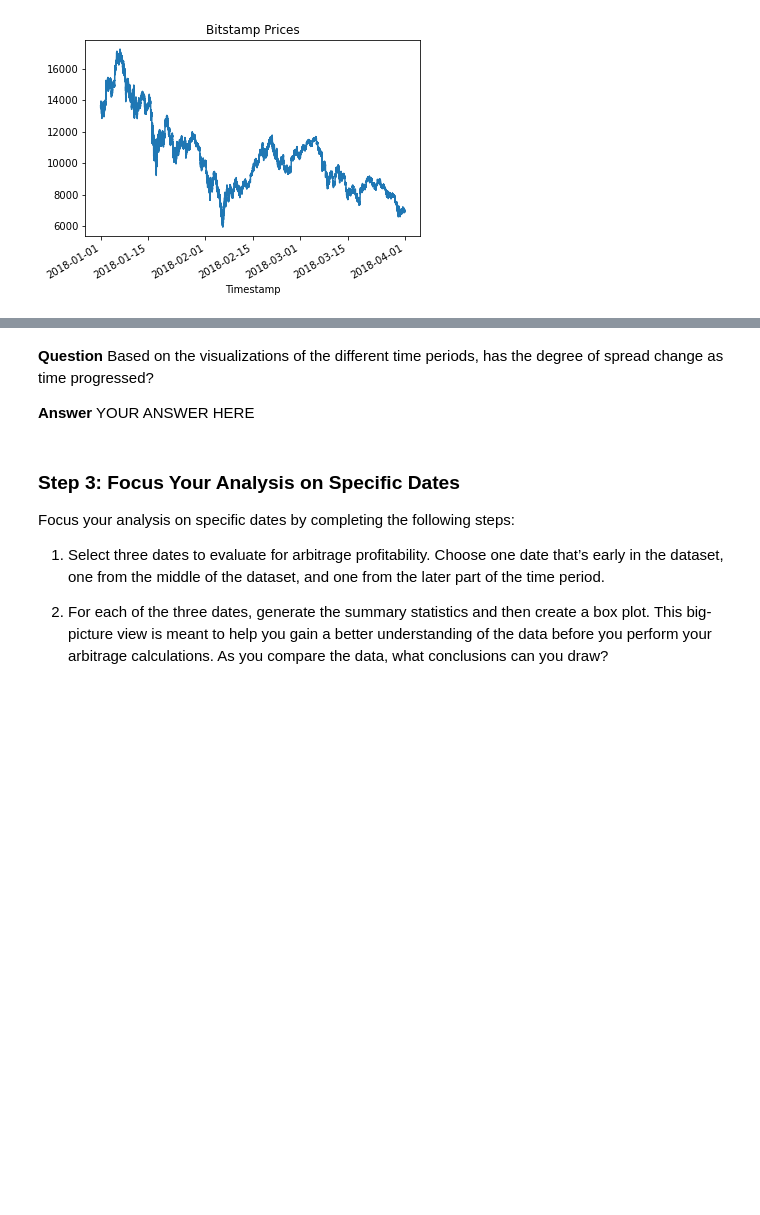
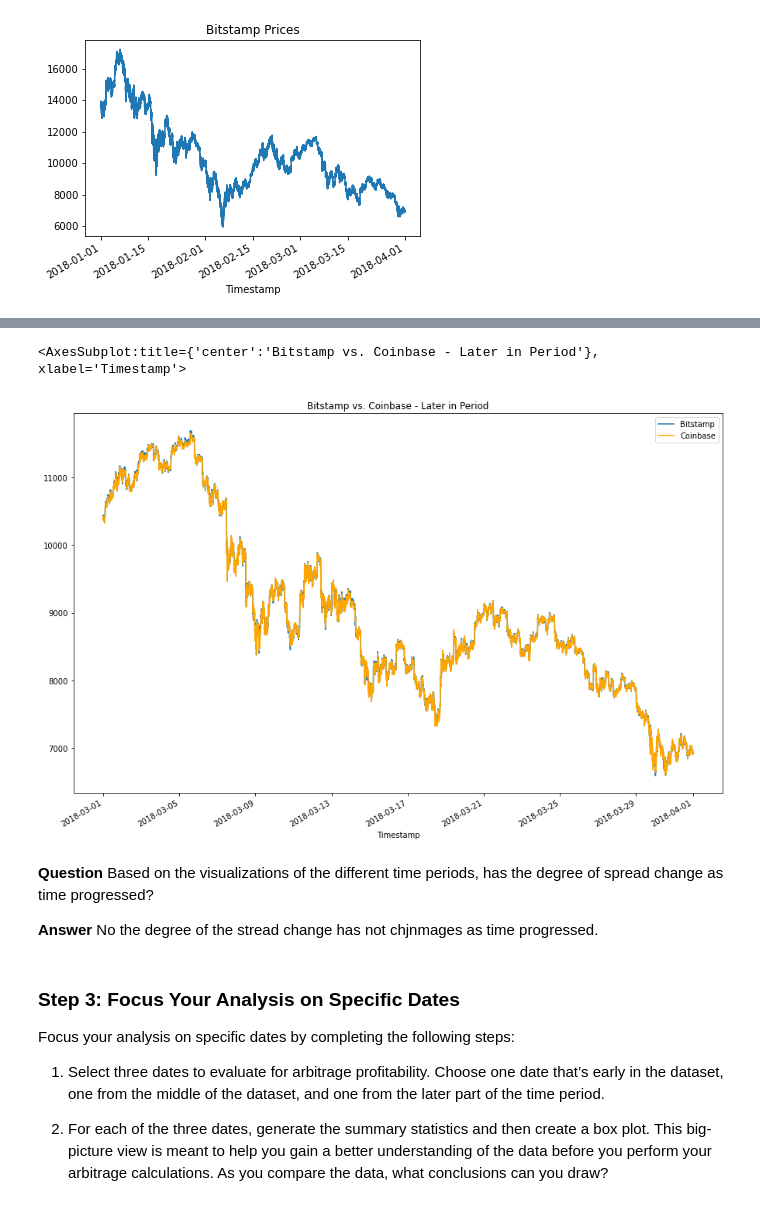
Before and after one commit to douglasg-fintec/Cryptocurrency_Arbitrage, a Jupyter notebook: crypto_arbitrage.ipynb, the cells around one changed output, grey strips where cells are left out. Saved outputs shown, nothing was run; the diff lists cells and outputs as text; code cells hidden in the pictures; blank space fills up the shorter version.

```diff
--- a/crypto_arbitrage.ipynb
+++ b/crypto_arbitrage.ipynb
@@ -418,12 +422,17 @@ overlay_df.plot(title='Bitstamp v. Coinbase',figsize =(10,7), label='Timestamp')
 # %%
 # Using the loc and plot functions, create an overlay plot that visualizes
 # the price action of both DataFrames for a one month period later in the dataset
 # Be sure to include the parameters: legend, figure size, title, and color and label
-# YOUR CODE HERE
+# Define the key values to use
+bitstamp_sliced.loc['2018-03-01':'2018-04-01'].plot(legend=True, figsize=(15,10), title='Bitstamp vs. Coinbase - Later in Period', xlabel='Timestamp', label="Bitstamp")
+coinbase_sliced.loc['2018-03-01':'2018-04-01'].plot(legend=True,figsize=(15,10), color='orange',label='Coinbase')
+# %% [output]
+<AxesSubplot:title={'center':'Bitstamp vs. Coinbase - Later in Period'}, xlabel='Timestamp'>
+[figure, added]
 # %% [markdown]
 **Question** Based on the visualizations of the different time periods, has the degree of spread change as time progressed?
 
-**Answer** YOUR ANSWER HERE
+**Answer** No the degree of the stread change has not chjnmages as time progressed.
 # %% [markdown]
 ### Step 3: Focus Your Analysis on Specific Dates
 
```
Also changed, not shown: parts of 4 cells of this notebook.
